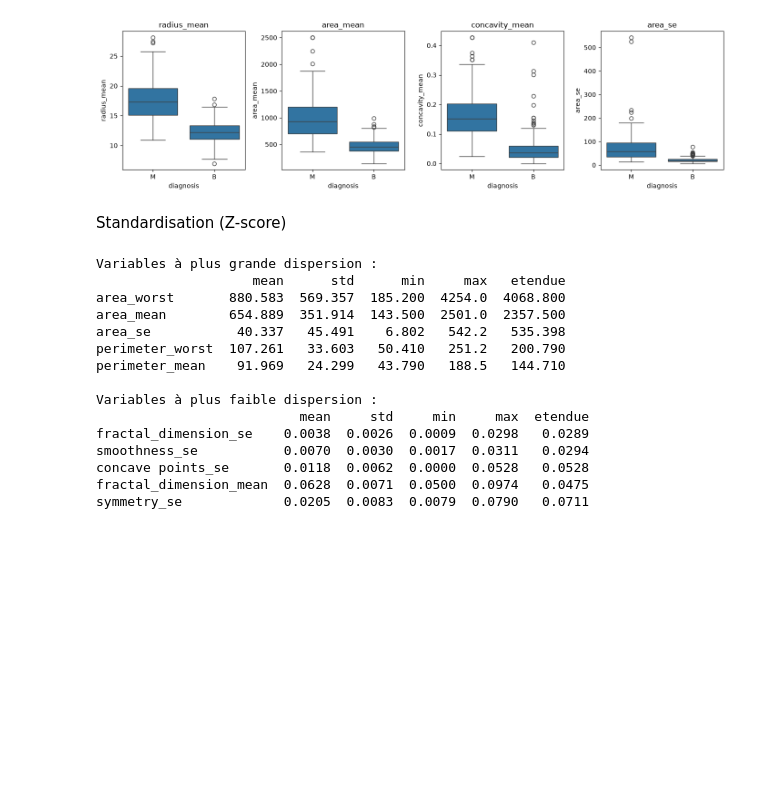
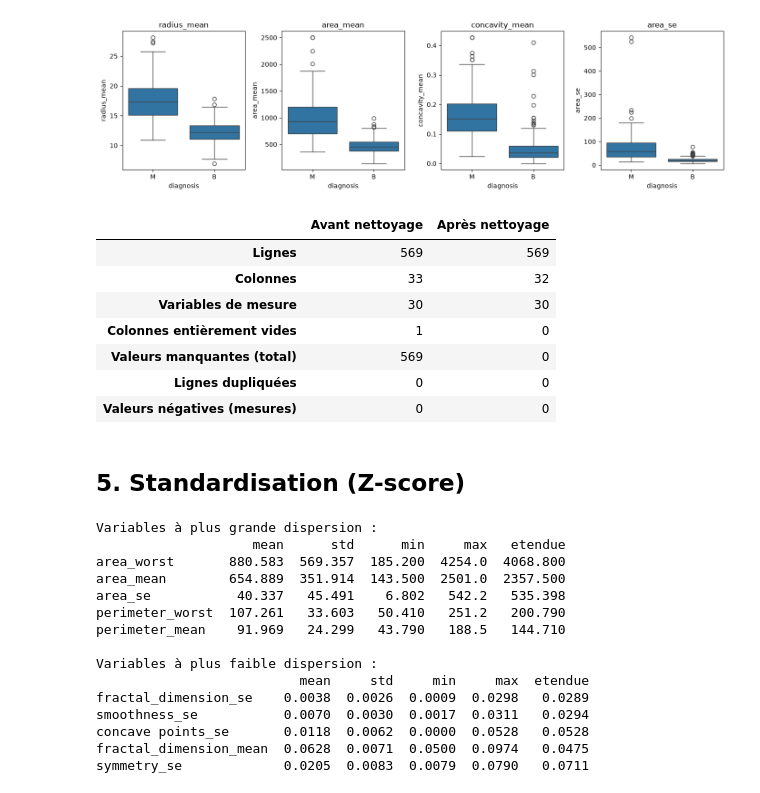
Before and after one commit to 0xCHa1Ma/ml-diagnostic_medical, a Jupyter notebook: notebooks/01_preprocessing_eda.ipynb, the cells around one changed output. Cells and saved outputs as stored; diff of their text form; code cells hidden in the pictures; blank space fills up the shorter version.

```diff
--- a/notebooks/01_preprocessing_eda.ipynb
+++ b/notebooks/01_preprocessing_eda.ipynb
@@ -275,8 +274,35 @@ plt.savefig("../reports/figures/boxplots_outliers.png", dpi=150, bbox_inches="ti
 plt.show()
 # %% [output]
 [figure]
+# %%
+mesures = feature_cols
+apres = df_clean.drop(columns=["target"])
+
+def audit(d):
+    return {
+        "Lignes": d.shape[0],
+        "Colonnes": d.shape[1],
+        "Variables de mesure": len(mesures),
+        "Colonnes entièrement vides": int(d.isna().all().sum()),
+        "Valeurs manquantes (total)": int(d.isna().sum().sum()),
+        "Lignes dupliquées": int(d.duplicated().sum()),
+        "Valeurs négatives (mesures)": int((d[mesures] < 0).sum().sum()),
+    }
+
+tableau_audit = pd.DataFrame({"Avant nettoyage": audit(df), "Après nettoyage": audit(apres)})
+tableau_audit.to_csv("../reports/audit_avant_apres.csv")
+tableau_audit
+# %% [output]
+|  | Avant nettoyage | Après nettoyage |
+| Lignes | 569 | 569 |
+| Colonnes | 33 | 32 |
+| Variables de mesure | 30 | 30 |
+| Colonnes entièrement vides | 1 | 0 |
+| Valeurs manquantes (total) | 569 | 0 |
+| Lignes dupliquées | 0 | 0 |
+| Valeurs négatives (mesures) | 0 | 0 |
 # %% [markdown]
-Standardisation (Z-score)
+## 5. Standardisation (Z-score)
 # %%
 echelles = df_clean[feature_cols].agg(["mean", "std", "min", "max"]).T
 echelles["etendue"] = echelles["max"] - echelles["min"]
```
Also changed, not shown: parts of 18 cells of this notebook, 3 other files.
